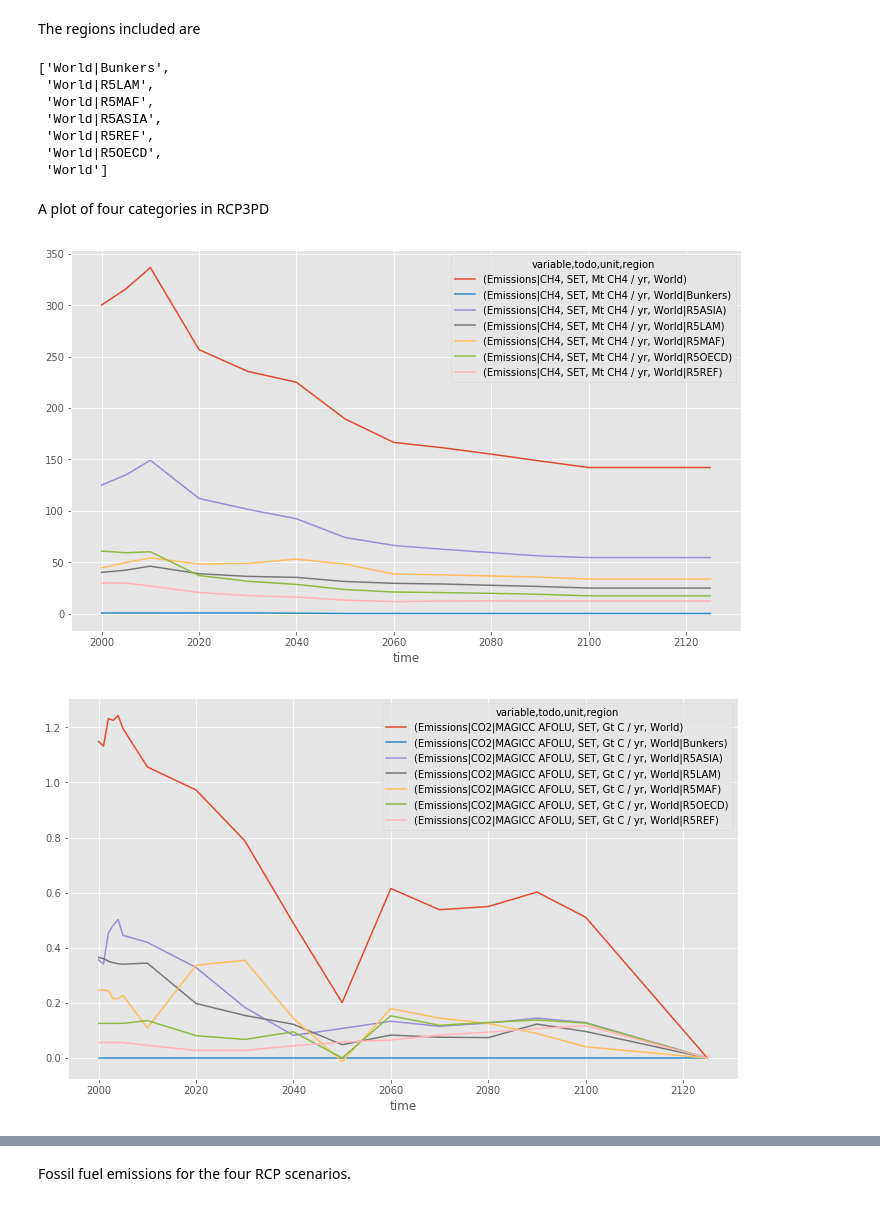
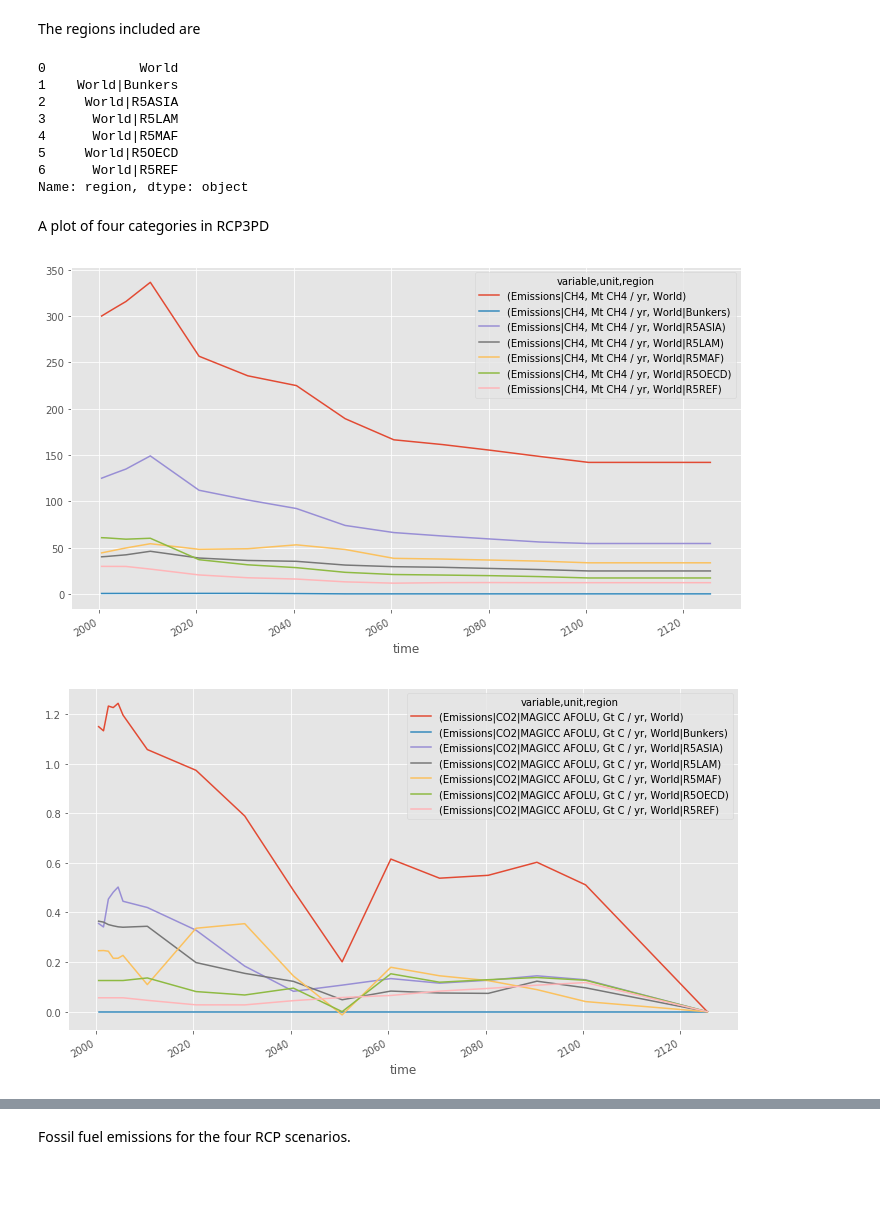
Before and after one commit to openscm/pymagicc, a Jupyter notebook: notebooks/Example.ipynb, the cells around one changed output, grey strips where cells are left out. Cells and saved outputs as stored; diff of their text form; code cells hidden in the pictures; blank space fills up the shorter version.

```diff
--- a/notebooks/Example.ipynb
+++ b/notebooks/Example.ipynb
@@ -67,30 +106,31 @@ rcp26.df[["variable", "unit"]].drop_duplicates()
 # %% [markdown]
 The regions included are
-# %%
-pprint(rcp26.df.region.unique().tolist())
-# %% [output]
-['World|Bunkers',
- 'World|R5LAM',
- 'World|R5MAF',
- 'World|R5ASIA',
- 'World|R5REF',
- 'World|R5OECD',
- 'World']
+# %%
+rcp26.regions()
+# %% [output]
+0            World
+1    World|Bunkers
+2     World|R5ASIA
+3      World|R5LAM
+4      World|R5MAF
+5     World|R5OECD
+6      World|R5REF
+Name: region, dtype: object
 # %% [markdown]
 A plot of four categories in RCP3PD
 # %%
 categories_to_plot = [
     "Emissions|" + v
     for v in ["CO2|MAGICC Fossil and Industrial", "CO2|MAGICC AFOLU", "CH4", "N2O"]
 ]
-subset_df = rcp26.df[
-    (rcp26.df.variable.isin(categories_to_plot))
-    & (rcp26.df.time < 2150)
-]
-
-subset_df.pivot_table(
-    values="value", index="time", columns=["variable", "todo", "unit", "region"]
+rcp26.filter(
+    variable=categories_to_plot,
+    year=range(1000, 2150)
+).pivot_table(
+    index="time",
+    columns=["variable", "unit", "region"],
+    aggfunc="sum"
 ).groupby(level="variable", axis=1).plot(figsize=(12, 7));
 # %% [output]
-[figure, old version]
+[figure, new version]
-[figure, old version]
+[figure, new version]
```
Also changed, not shown: parts of 22 cells of this notebook.
